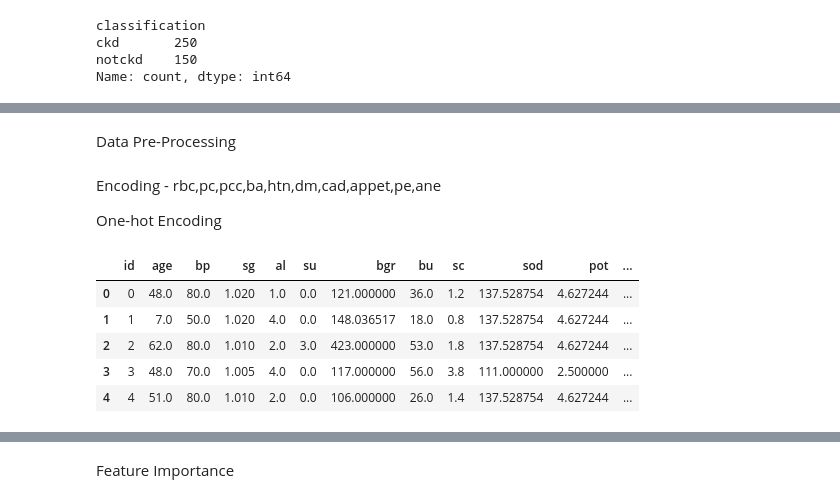
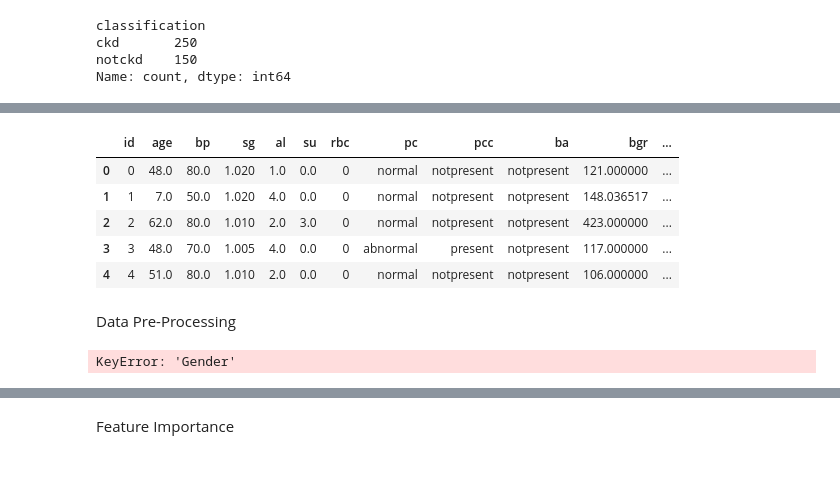
Before and after one commit to Niveditha2011/Multiple_Disease_Prediction_P4, a Jupyter notebook: Kidney_disease.ipynb, the cells around one changed output, grey strips where cells are left out. Drawn from its saved outputs; the diff is of its cells as text; code cells hidden in the pictures; blank space fills up the shorter version.

```diff
--- a/Kidney_disease.ipynb
+++ b/Kidney_disease.ipynb
@@ -115,14 +115,31 @@ df.groupby('classification').mean(numeric_only=True)
 | classification |  |  |  |  |  |  |  |  |  |  | ... |
 | ckd | 124.5 | 54.443468 | 79.498763 | 1.014505 | 1.606780 | 0.711225 | 171.257551 | 71.610938 | 4.350478 | 135.091431 | ... |
 | notckd | 324.5 | 46.549889 | 71.419588 | 1.022247 | 0.033898 | 0.015005 | 109.334794 | 33.783696 | 0.942415 | 141.590958 | ... |
+# %%
+df.head(5)
+# %% [output]
+|  | id | age | bp | sg | al | su | rbc | pc | pcc | ba | bgr | ... |
+| 0 | 0 | 48.0 | 80.0 | 1.020 | 1.0 | 0.0 | 0 | normal | notpresent | notpresent | 121.000000 | ... |
+| 1 | 1 | 7.0 | 50.0 | 1.020 | 4.0 | 0.0 | 0 | normal | notpresent | notpresent | 148.036517 | ... |
+| 2 | 2 | 62.0 | 80.0 | 1.010 | 2.0 | 3.0 | 0 | normal | notpresent | notpresent | 423.000000 | ... |
+| 3 | 3 | 48.0 | 70.0 | 1.005 | 4.0 | 0.0 | 0 | abnormal | present | notpresent | 117.000000 | ... |
+| 4 | 4 | 51.0 | 80.0 | 1.010 | 2.0 | 0.0 | 0 | normal | notpresent | notpresent | 106.000000 | ... |
 # %% [markdown]
 Data Pre-Processing
-# %% [markdown]
-Encoding - rbc,pc,pcc,ba,htn,dm,cad,appet,pe,ane
-
-One-hot Encoding
 # %%
 #One-hot Encoding - rbc,pc,pcc,ba,htn,dm,cad,appet,pe,ane
+df['rbc'] = df['rbc'].apply(lambda x: 1 if str(x).strip().lower() == 'male' else 0)
+df['Gender'] = df['Gender'].apply(lambda x: 1 if str(x).strip().lower() == 'male' else 0)
+df = df.join(pd.get_dummies(df['rbc'], prefix='rbc')).drop('rbc', axis=1)
+df = df.join(pd.get_dummies(df['pc'], prefix='pc')).drop('pc', axis=1)
+df = df.join(pd.get_dummies(df['pcc'], prefix='pcc')).drop('pcc', axis=1)
+df = df.join(pd.get_dummies(df['ba'], prefix='ba')).drop('ba', axis=1)
+df = df.join(pd.get_dummies(df['htn'], prefix='htn')).drop('htn', axis=1)
+df = df.join(pd.get_dummies(df['dm'], prefix='dm')).drop('dm', axis=1)
+df = df.join(pd.get_dummies(df['cad'], prefix='cad')).drop('cad', axis=1)
+df = df.join(pd.get_dummies(df['appet'], prefix='appet')).drop('appet', axis=1)
+df = df.join(pd.get_dummies(df['pe'], prefix='pe')).drop('pe', axis=1)
+df = df.join(pd.get_dummies(df['ane'], prefix='ane')).drop('ane', axis=1)
 df = df.join(pd.get_dummies(df['rbc'], prefix='rbc')).drop('rbc', axis=1)
 df = df.join(pd.get_dummies(df['pc'], prefix='pc')).drop('pc', axis=1)
 df = df.join(pd.get_dummies(df['pcc'], prefix='pcc')).drop('pcc', axis=1)
@@ -137,12 +154,7 @@ df = df.join(pd.get_dummies(df['ane'], prefix='ane')).drop('ane', axis=1)
 df = df.map(lambda x: 1 if x is True else 0 if x is False else x)
 df.head(5)
 # %% [output]
-|  | id | age | bp | sg | al | su | bgr | bu | sc | sod | pot | ... |
-| 0 | 0 | 48.0 | 80.0 | 1.020 | 1.0 | 0.0 | 121.000000 | 36.0 | 1.2 | 137.528754 | 4.627244 | ... |
-| 1 | 1 | 7.0 | 50.0 | 1.020 | 4.0 | 0.0 | 148.036517 | 18.0 | 0.8 | 137.528754 | 4.627244 | ... |
-| 2 | 2 | 62.0 | 80.0 | 1.010 | 2.0 | 3.0 | 423.000000 | 53.0 | 1.8 | 137.528754 | 4.627244 | ... |
-| 3 | 3 | 48.0 | 70.0 | 1.005 | 4.0 | 0.0 | 117.000000 | 56.0 | 3.8 | 111.000000 | 2.500000 | ... |
-| 4 | 4 | 51.0 | 80.0 | 1.010 | 2.0 | 0.0 | 106.000000 | 26.0 | 1.4 | 137.528754 | 4.627244 | ... |
+KeyError: 'Gender'
 # %%
 df = df.drop('id',axis=1)
 # %%
```
Also changed, not shown: parts of 7 cells of this notebook, 2 other files.
